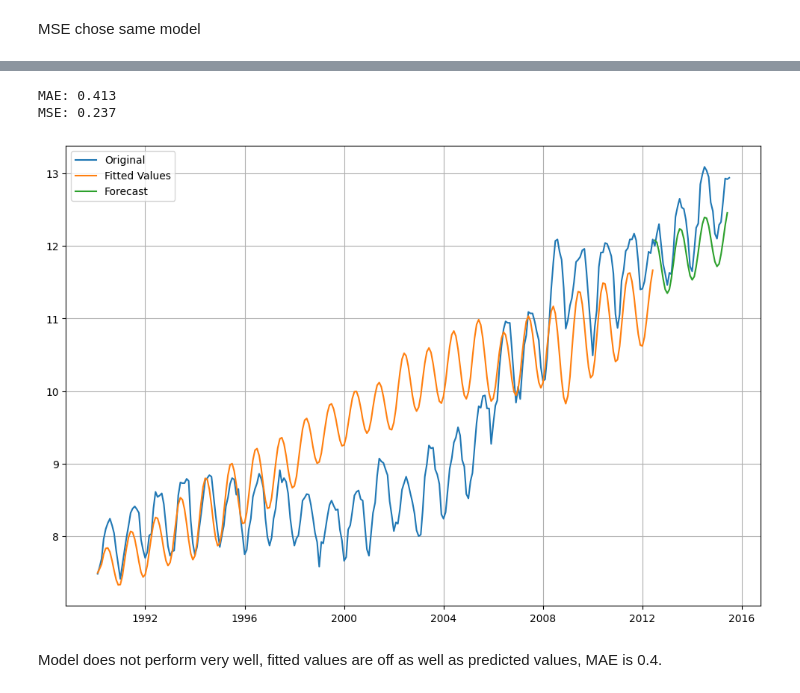
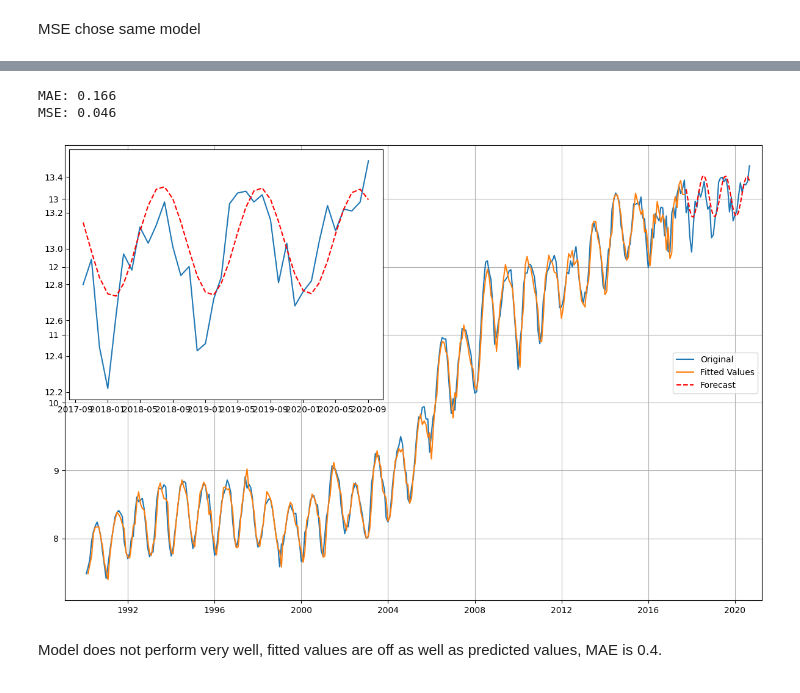
Before and after one commit to bktakacs/springboard_dsc_capstone3, a Jupyter notebook: pp-model.ipynb, the cells around one changed output, grey strips where cells are left out. Saved outputs shown, nothing was run; the diff lists cells and outputs as text; code cells hidden in the pictures.

Commit message:
fixed arima model, correct preds

```diff
--- a/pp-model.ipynb
+++ b/pp-model.ipynb
@@ -116,7 +118,7 @@ df_diff
 | 2024-08-01 | 0.20 | -52.993 | 11.054 | -265.691 | -0.146 |
 415 rows × 5 columns
 # %%
-split = 0.65
+split = 0.8
 
 #Endogenous vars
 # normal
@@ -219,9 +221,11 @@ MSE chose same model
 # %%
 forecast_length = 36 # forecast 3 years
 
-model_arima1 = ARIMA(ytrain_diff, order=best_order_price)
+model_arima1 = ARIMA(ytrain, order=(2,1,2), )
 model_arima_fit1 = model_arima1.fit()
 forecast_arima1 = model_arima_fit1.forecast(steps=forecast_length)
+# .cumsum() + ytrain[-1]
+# forecast_arima1 = forecast_arima1.cumsum() + ytrain_diff[-1]
 model_arima_fit1.summary()
 # %% [output]
 SARIMAX Results
@@ -248,21 +255,28 @@ Warnings:
 # %%
 print('MAE: {:.3f}\nMSE: {:.3f}'.format(
-    mean_absolute_error(ytest[:forecast_length], forecast_arima1.cumsum()+ytrain[-1]),
-    mean_squared_error(ytest[:forecast_length], forecast_arima1.cumsum()+ytrain[-1])
+    mean_absolute_error(ytest[:forecast_length], forecast_arima1),
+    mean_squared_error(ytest[:forecast_length], forecast_arima1)
 ))
 
-
-plt.figure(figsize=(12, 8))
-plt.plot(pd.concat([ytrain, ytest[:forecast_length]]), label='Original')
-plt.plot(model_arima_fit1.fittedvalues.cumsum()+ytrain[0], label='Fitted Values')
-plt.plot(forecast_arima1.cumsum()+ytrain[-1], label='Forecast')
-plt.grid(True)
-plt.legend()
+from mpl_toolkits.axes_grid1.inset_locator import inset_axes
+# plt.figure(figsize=(12,8))
+fig, ax = plt.subplots(1, figsize=(12,8))
+ax.plot(pd.concat([ytrain, ytest[:forecast_length]]), label='Original')
+ax.plot(model_arima_fit1.fittedvalues[1:], label='Fitted Values')
+ax.plot(forecast_arima1, c='r', ls='--', label='Forecast')
+ax.grid(True)
+ax.legend(loc='right')
+ax.set_xlim(datetime.date(1989,2,1), datetime.date(2021,4,1))
+# ins = ax.inset_axes([0, 0.5, 0.2,0.2])
+inset = inset_axes(ax, width="45%", height="55%", loc=2)
+inset.plot(ytest[:forecast_length])
+inset.plot(forecast_arima1, c='r', ls='--')
+plt.tight_layout()
 plt.show()
 # %% [output]
-MAE: 0.413
-MSE: 0.237
+MAE: 0.166
+MSE: 0.046
-[figure, old version]
+[figure, new version]
 # %% [markdown]
 Model does not perform very well, fitted values are off as well as predicted values, MAE is 0.4.
 # %% [markdown]
```
Also changed, not shown: parts of 9 cells of this notebook.
